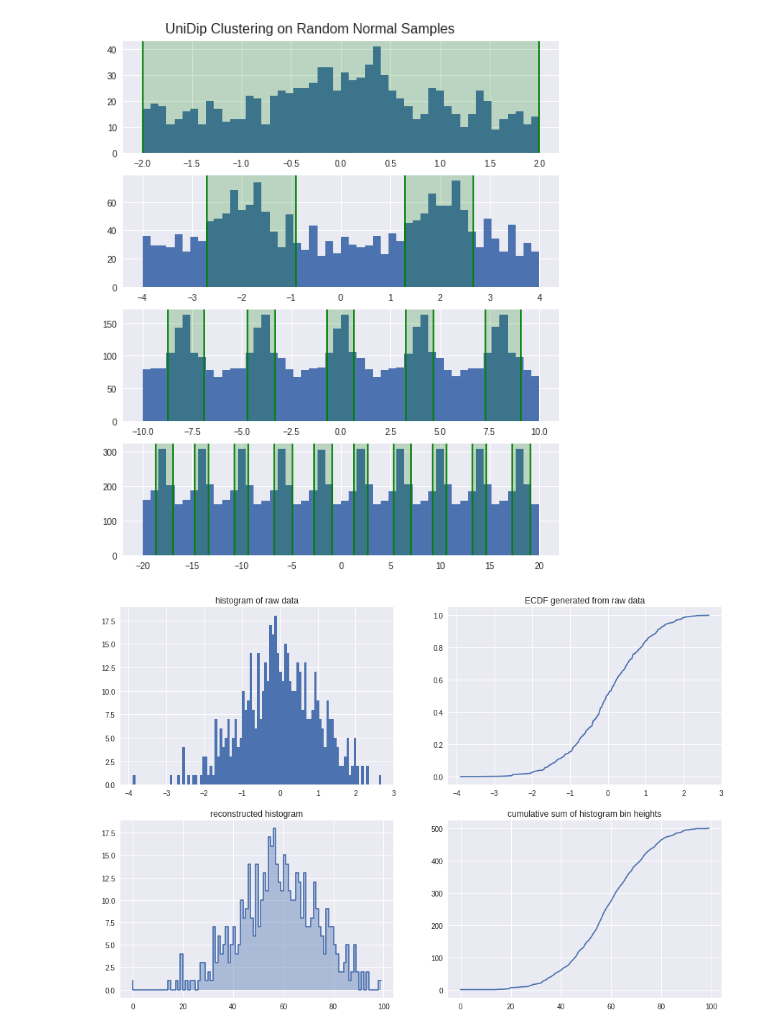
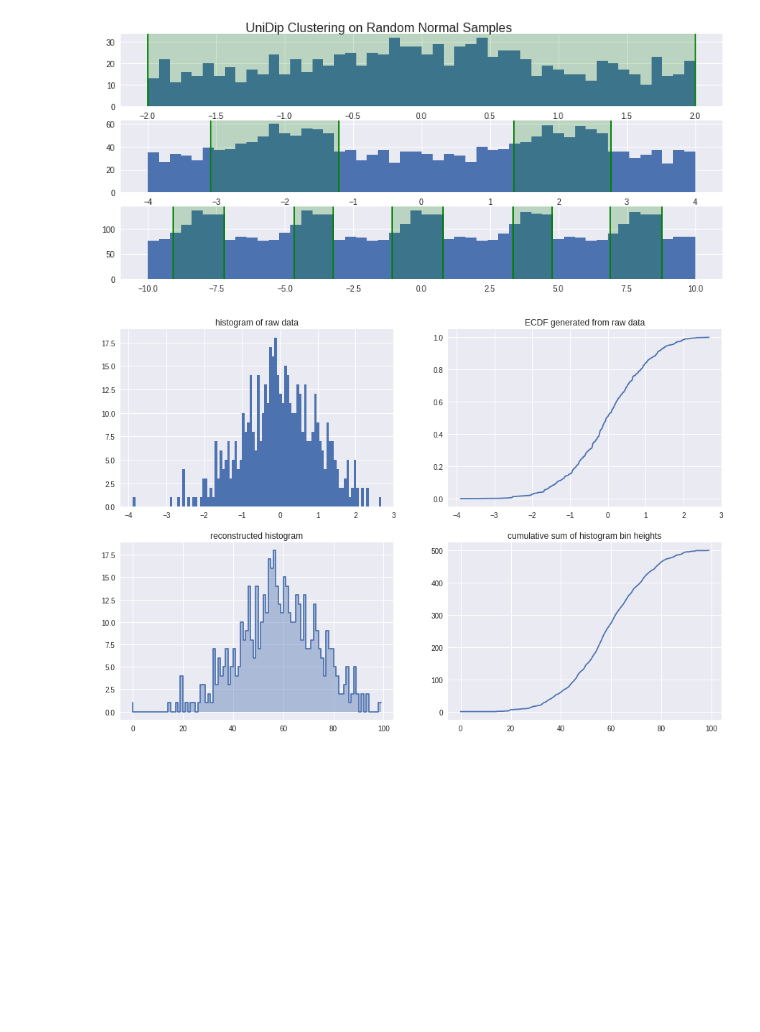
Before and after one commit to BenjaminDoran/bio-unidip-examples, a Jupyter notebook: numeric.ipynb, the cells around one changed output. Saved outputs shown, nothing was run; the diff lists cells and outputs as text; code cells hidden in the pictures; blank space fills up the shorter version.

```diff
--- a/numeric.ipynb
+++ b/numeric.ipynb
@@ -3,12 +3,12 @@ import string
 import random
 from util import ecdf
 
-import unidip.unidip.unidip as unidip
+from unidip import UniDip
 import numpy as np
 from Bio import motifs
 
 import matplotlib.pyplot as plt
-plt.style.use("seaborn-dark")
+plt.style.use("seaborn")
 # %%
 # no noise
 dat1 = np.random.randn(200)
@@ -16,13 +16,13 @@ dat2 = np.concatenate([dat1-3, dat1+3])
 dat5 = np.concatenate([dat2-9, dat1, dat2+9])
 dat10 = np.concatenate([dat5-15, dat5+15])
 
-plt.figure(figsize=[10, 10])
+plt.figure(figsize=[20, 10])
 plt.suptitle('UniDip Clustering on Random Normal Samples', fontsize=16)
 for i, d in zip([1,2,3,4], [dat1, dat2, dat5, dat10]):
     d = np.msort(d)
     plt.subplot('41' + str(i))
     plt.hist(d, bins=50)
-    res = unidip.unidip(d)
+    res = UniDip(d, merge_distance=5).run()
     for mi in res:
         plt.axvspan(d[mi[0]], d[mi[1]], color='green', alpha=0.2)
         plt.axvline(d[mi[0]], color='green')
@@ -36,27 +36,27 @@ plt.show()
 # %%
 # yes noise
 dat1 = np.concatenate([np.random.normal(0, 0.5, size=200), np.random.uniform(-2, 2, size=800)])
 dat2 = np.concatenate([dat1-2, dat1+2])
 dat5 = np.concatenate([dat2-6, dat1, dat2+6])
 dat10 = np.concatenate([dat5-10, dat5+10])
 
-plt.figure(figsize=[10, 10])
+plt.figure(figsize=[15, 7])
 plt.suptitle('UniDip Clustering on Random Normal Samples', fontsize=16)
-for i, d in zip([1,2,3,4], [dat1, dat2, dat5, dat10]):
+for i, d in zip([1,2,3], [dat1, dat2, dat5]):
     d = np.msort(d)
     plt.subplot('41' + str(i))
     plt.hist(d, bins=50)
-    res = unidip.unidip(d)
+    res = UniDip(d).run()
     for mi in res:
         plt.axvspan(d[mi[0]], d[mi[1]], color='green', alpha=0.2)
         plt.axvline(d[mi[0]], color='green')
         plt.axvline(d[mi[1]], color='green')
 
 plt.subplots_adjust(left=0.2, wspace=0.1, top=.95)
 
 plt.show()
 # %% [output]
-[figure, old version]
+[figure, new version]
 # %%
 histdat = np.random.randn(500)
 plt.figure(figsize=[15, 10])
```
Also changed, not shown: parts of 4 cells of this notebook, 15 other files.
